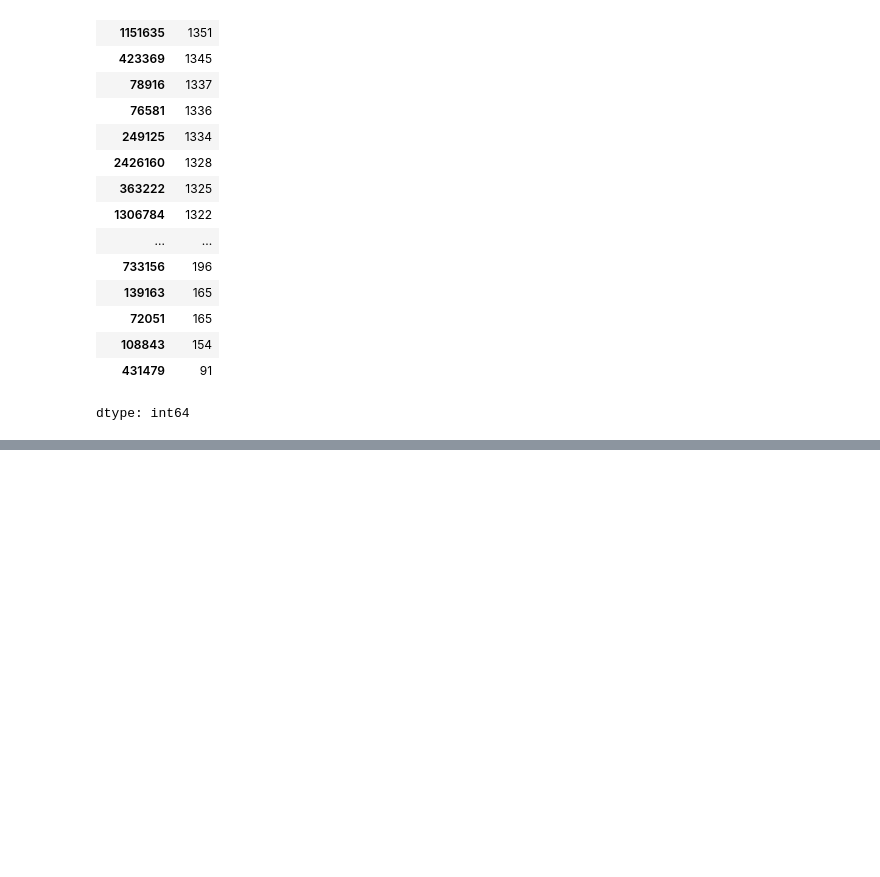
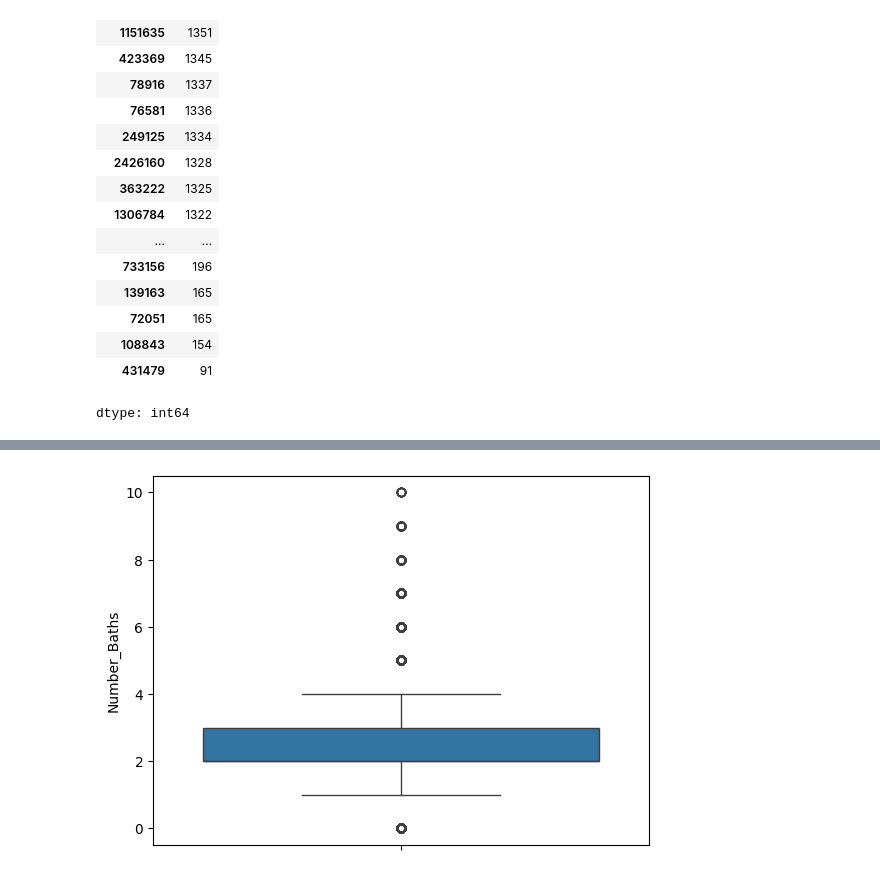
Before and after one commit to Martell0x1/ML-Assigment, a Jupyter notebook: main.ipynb, the cells around one changed output, grey strips where cells are left out. Saved outputs shown, nothing was run; the diff lists cells and outputs as text; code cells hidden in the pictures; blank space fills up the shorter version.

```diff
--- a/main.ipynb
+++ b/main.ipynb
@@ -91,0 +195,6 @@ dtype: int64
+# %%
+df = df[df['Number_Baths'] <= 10]
+sns.boxplot(df['Number_Baths'])
+plt.show()
+# %% [output]
+[figure, added]
```
Also changed, not shown: parts of 17 cells of this notebook.
